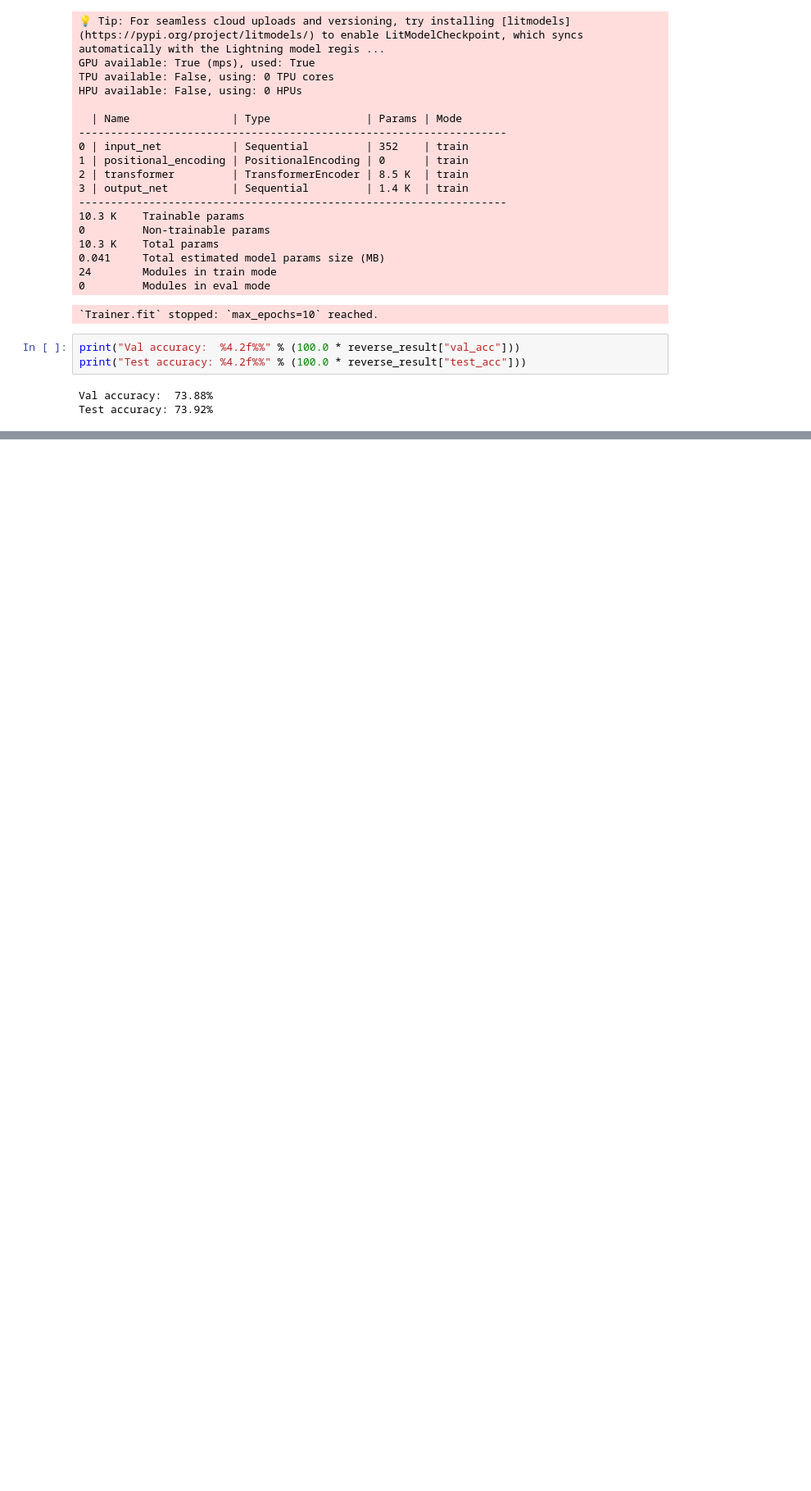
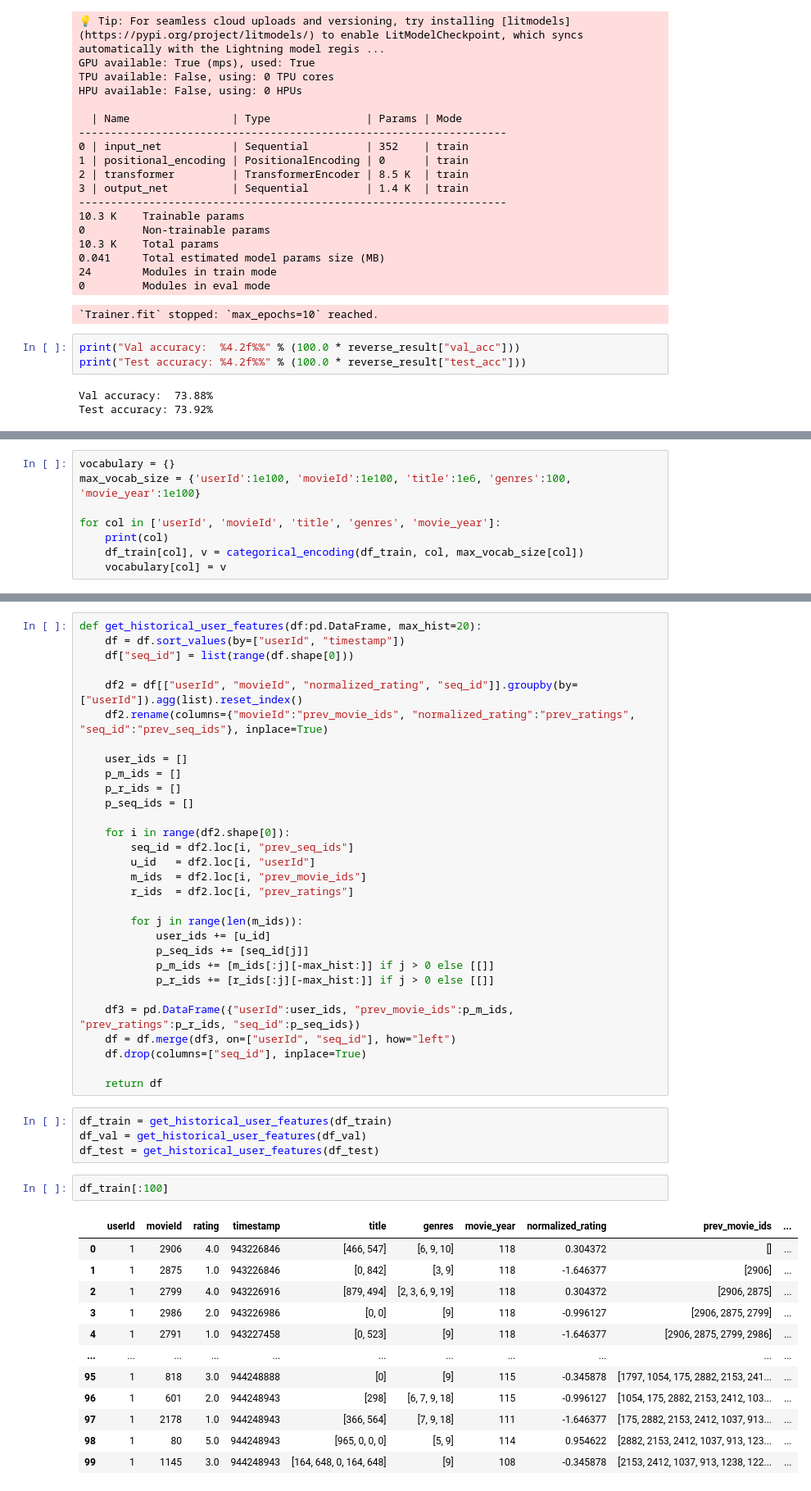
Before and after one commit to funktor/recsys, a Jupyter notebook: py-transformers.ipynb, the cells around one changed output, grey strips where cells are left out. Shown at 82% size. Saved outputs shown, nothing was run; the diff lists cells and outputs as text; blank space fills up the shorter version.

```diff
--- a/py-transformers.ipynb
+++ b/py-transformers.ipynb
@@ -486,0 +654,8 @@ Test accuracy: 73.92%
+# %%
+vocabulary = {}
+max_vocab_size = {'userId':1e100, 'movieId':1e100, 'title':1e6, 'genres':100, 'movie_year':1e100}
+
+for col in ['userId', 'movieId', 'title', 'genres', 'movie_year']:
+    print(col)
+    df_train[col], v = categorical_encoding(df_train, col, max_vocab_size[col])
+    vocabulary[col] = v
@@ -486,0 +716,49 @@ Test accuracy: 73.92%
+# %%
+def get_historical_user_features(df:pd.DataFrame, max_hist=20):
+	df = df.sort_values(by=["userId", "timestamp"])
+	df["seq_id"] = list(range(df.shape[0]))
+
+	df2 = df[["userId", "movieId", "normalized_rating", "seq_id"]].groupby(by=["userId"]).agg(list).reset_index()
+	df2.rename(columns={"movieId":"prev_movie_ids", "normalized_rating":"prev_ratings", "seq_id":"prev_seq_ids"}, inplace=True)
+
+	user_ids = []
+	p_m_ids = []
+	p_r_ids = []
+	p_seq_ids = []
+
+	for i in range(df2.shape[0]):
+		seq_id = df2.loc[i, "prev_seq_ids"]
+		u_id   = df2.loc[i, "userId"]
+		m_ids  = df2.loc[i, "prev_movie_ids"]
+		r_ids  = df2.loc[i, "prev_ratings"]
+
+		for j in range(len(m_ids)):
+			user_ids += [u_id]
+			p_seq_ids += [seq_id[j]]
+			p_m_ids += [m_ids[:j][-max_hist:]] if j > 0 else [[]]
+			p_r_ids += [r_ids[:j][-max_hist:]] if j > 0 else [[]]
+
+	df3 = pd.DataFrame({"userId":user_ids, "prev_movie_ids":p_m_ids, "prev_ratings":p_r_ids, "seq_id":p_seq_ids})
+	df = df.merge(df3, on=["userId", "seq_id"], how="left")
+	df.drop(columns=["seq_id"], inplace=True)
+
+	return df
+# %%
+df_train = get_historical_user_features(df_train)
+df_val = get_historical_user_features(df_val)
+df_test = get_historical_user_features(df_test)
+# %%
+df_train[:100]
+# %% [output]
+|  | userId | movieId | rating | timestamp | title | genres | movie_year | normalized_rating | prev_movie_ids | ... |
+| 0 | 1 | 2906 | 4.0 | 943226846 | [466, 547] | [6, 9, 10] | 118 | 0.304372 | [] | ... |
+| 1 | 1 | 2875 | 1.0 | 943226846 | [0, 842] | [3, 9] | 118 | -1.646377 | [2906] | ... |
+| 2 | 1 | 2799 | 4.0 | 943226916 | [879, 494] | [2, 3, 6, 9, 19] | 118 | 0.304372 | [2906, 2875] | ... |
+| 3 | 1 | 2986 | 2.0 | 943226986 | [0, 0] | [9] | 118 | -0.996127 | [2906, 2875, 2799] | ... |
+| 4 | 1 | 2791 | 1.0 | 943227458 | [0, 523] | [9] | 118 | -1.646377 | [2906, 2875, 2799, 2986] | ... |
+| ... | ... | ... | ... | ... | ... | ... | ... | ... | ... | ... |
+| 95 | 1 | 818 | 3.0 | 944248888 | [0] | [9] | 115 | -0.345878 | [1797, 1054, 175, 2882, 2153, 241... | ... |
+| 96 | 1 | 601 | 2.0 | 944248943 | [298] | [6, 7, 9, 18] | 115 | -0.996127 | [1054, 175, 2882, 2153, 2412, 103... | ... |
+| 97 | 1 | 2178 | 1.0 | 944248943 | [366, 564] | [7, 9, 18] | 111 | -1.646377 | [175, 2882, 2153, 2412, 1037, 913... | ... |
+| 98 | 1 | 80 | 5.0 | 944248943 | [965, 0, 0, 0] | [5, 9] | 114 | 0.954622 | [2882, 2153, 2412, 1037, 913, 123... | ... |
+| 99 | 1 | 1145 | 3.0 | 944248943 | [164, 648, 0, 164, 648] | [9] | 108 | -0.345878 | [2153, 2412, 1037, 913, 1238, 122... | ... |
```
Also changed, not shown: parts of 22 cells of this notebook, 1 other file.
